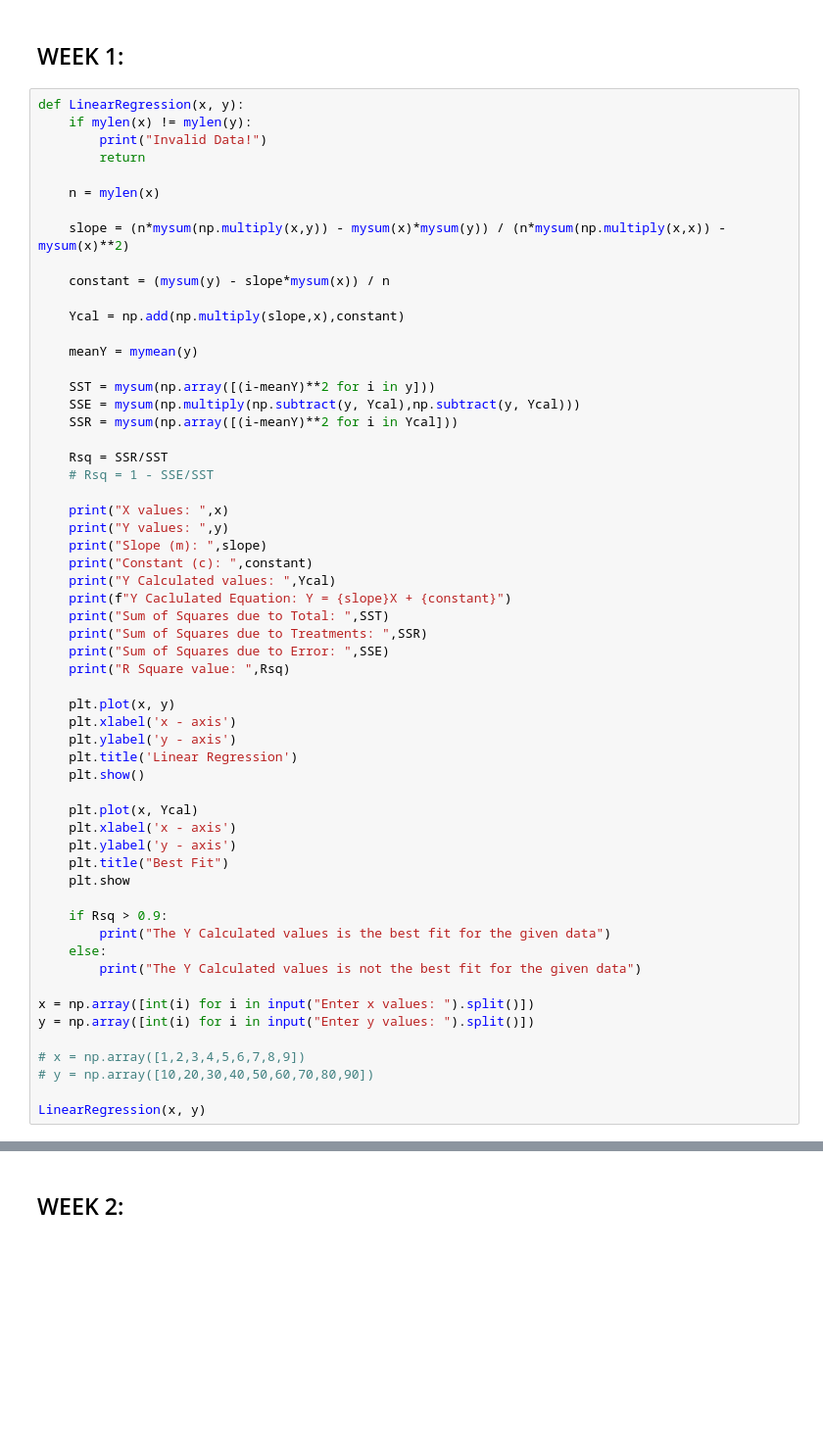
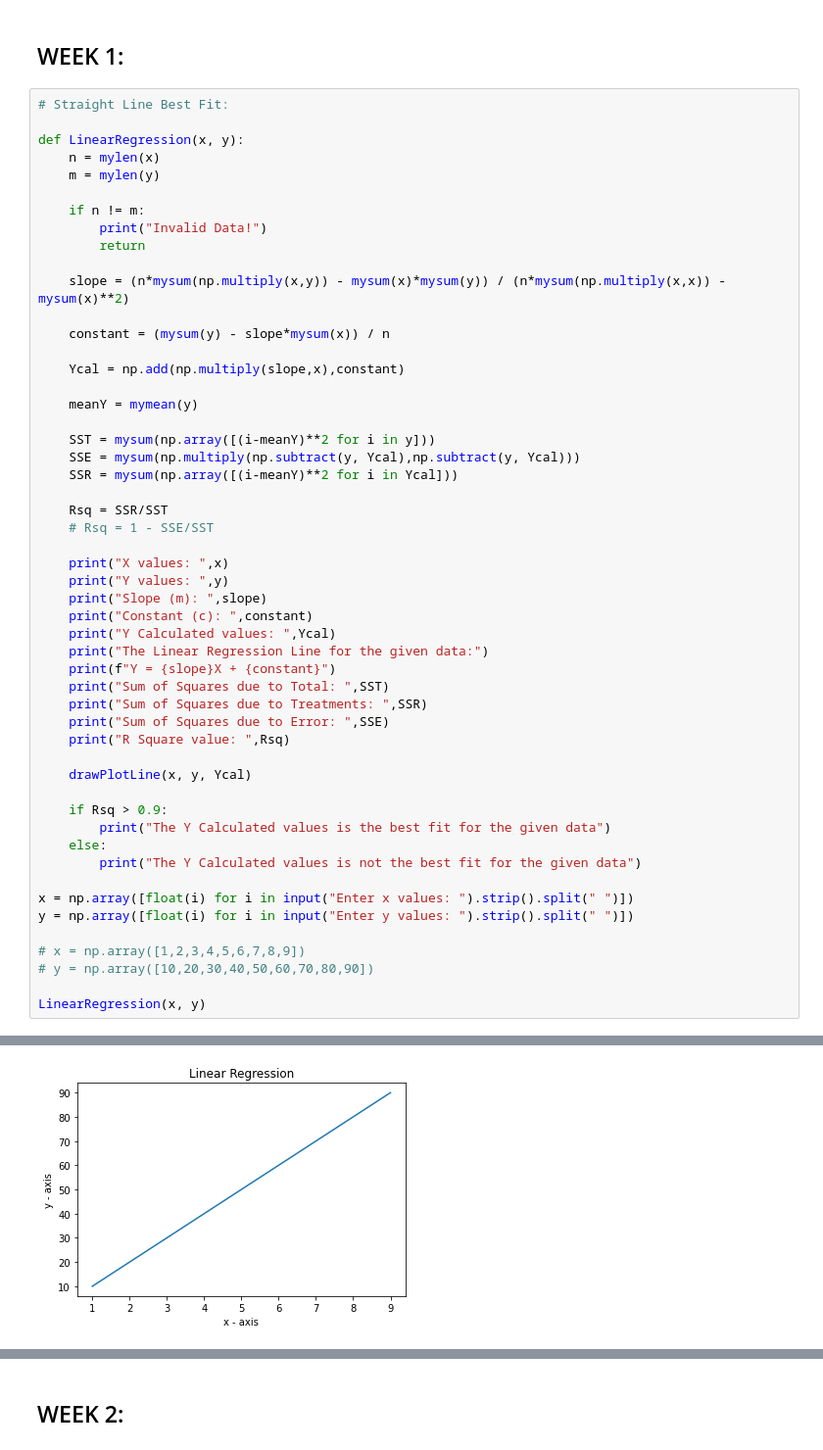
Before and after one commit to Tayyab7404/Computational-Statistics, a Jupyter notebook: CS LAB CYCLE.ipynb, the cells around one changed output, grey strips where cells are left out. Shown: that part at 98% size. Drawn from its saved outputs; the diff is of its cells as text; blank space fills up the shorter version.

```diff
--- a/CS LAB CYCLE.ipynb
+++ b/CS LAB CYCLE.ipynb
@@ -24,12 +81,15 @@ def mymean(data):
 # %% [markdown]
 ## WEEK 1:
 # %%
+# Straight Line Best Fit:
+
 def LinearRegression(x, y):
-    if mylen(x) != mylen(y):
+    n = mylen(x)
+    m = mylen(y)
+
+    if n != m:
         print("Invalid Data!")
         return
-
-    n = mylen(x)
 
     slope = (n*mysum(np.multiply(x,y)) - mysum(x)*mysum(y)) / (n*mysum(np.multiply(x,x)) - mysum(x)**2)
 
@@ -51,33 +111,25 @@ def LinearRegression(x, y):
     print("Slope (m): ",slope)
     print("Constant (c): ",constant)
     print("Y Calculated values: ",Ycal)
-    print(f"Y Caclulated Equation: Y = {slope}X + {constant}")
+    print("The Linear Regression Line for the given data:")
+    print(f"Y = {slope}X + {constant}")
     print("Sum of Squares due to Total: ",SST)
     print("Sum of Squares due to Treatments: ",SSR)
     print("Sum of Squares due to Error: ",SSE)
     print("R Square value: ",Rsq)
 
-    plt.plot(x, y)
-    plt.xlabel('x - axis')
-    plt.ylabel('y - axis')
-    plt.title('Linear Regression')
-    plt.show()
-
-    plt.plot(x, Ycal)
-    plt.xlabel('x - axis')
-    plt.ylabel('y - axis')
-    plt.title("Best Fit")
-    plt.show
+    drawPlotLine(x, y, Ycal)
 
     if Rsq > 0.9:
         print("The Y Calculated values is the best fit for the given data")
     else:
         print("The Y Calculated values is not the best fit for the given data")
 
-x = np.array([int(i) for i in input("Enter x values: ").split()])
-y = np.array([int(i) for i in input("Enter y values: ").split()])
+x = np.array([float(i) for i in input("Enter x values: ").strip().split(" ")])
+y = np.array([float(i) for i in input("Enter y values: ").strip().split(" ")])
 
 # x = np.array([1,2,3,4,5,6,7,8,9])
 # y = np.array([10,20,30,40,50,60,70,80,90])
 
 LinearRegression(x, y)
+# %% [output]
@@ -83,0 +147 @@ LinearRegression(x, y)
+[figure, added]
```
Also changed, not shown: parts of 8 cells of this notebook, 4 other files.
